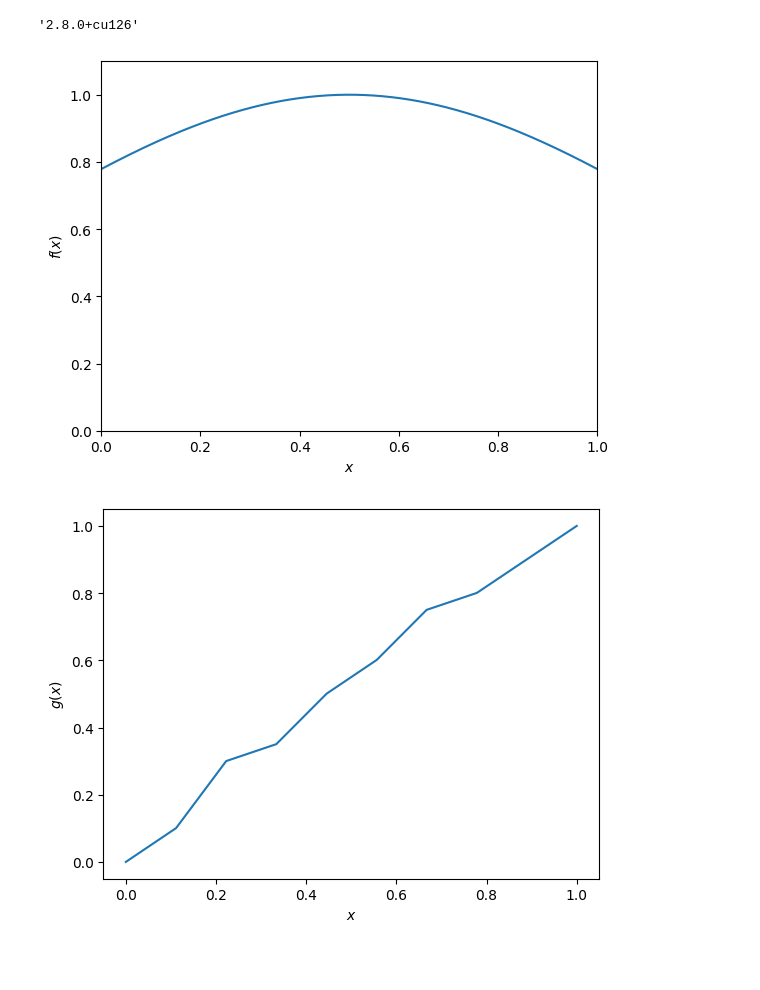
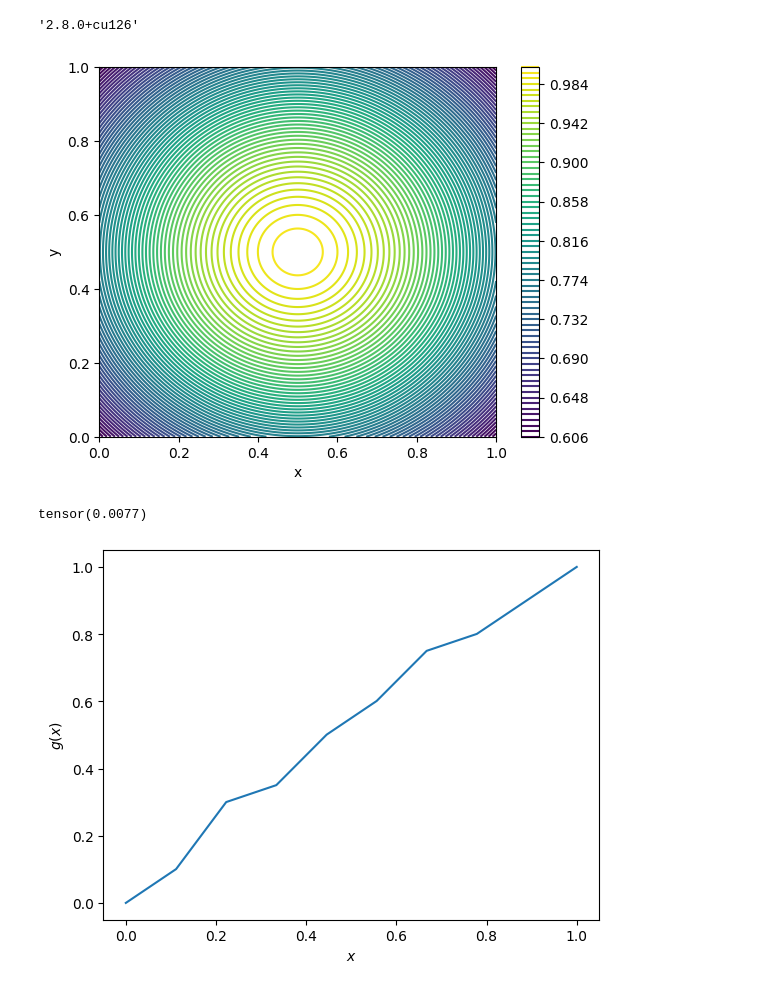
Before and after one commit to alracey/level4-project, a Jupyter notebook: piecewise_linear_pytorch.ipynb, the cells around one changed output. Saved outputs shown, nothing was run; the diff lists cells and outputs as text; code cells hidden in the pictures; blank space fills up the shorter version.

```diff
--- a/piecewise_linear_pytorch.ipynb
+++ b/piecewise_linear_pytorch.ipynb
@@ -9,16 +9,25 @@ torch.__version__
 # %% [output]
 '2.8.0+cu126'
 # %%
-def f(x):
-  return torch.exp(-(x-0.5)**2)
+def f(x, y):
+  return torch.exp(-((x-0.5)**2 + (y-0.5)**2))
 
-xs = torch.linspace(0, 1, 10000)
-f_evals = f(xs)
-plt.plot(xs, f_evals)
-plt.xlabel('$x$')
-plt.ylabel('$f(x)$')
-plt.xlim(0, 1)
-plt.ylim(0, 1.1)
+xs, ys = torch.linspace(0, 1, 1000), torch.linspace(0, 1, 1000)
+
+X, Y = torch.meshgrid(xs, ys)
+Z = f(X, Y)
+
+plt.figure()
+plt.contour(X, Y, Z, levels=75, cmap='viridis')
+plt.colorbar()
+plt.xlabel('x')
+plt.ylabel('y')
 plt.show()
 # %% [output]
-[figure, old version]
+[figure, new version]
+# %%
+#variance test
+var = torch.var(Z)
+print(var)
+# %% [output]
+tensor(0.0077)
```
Also changed, not shown: parts of 1 cell of this notebook.
